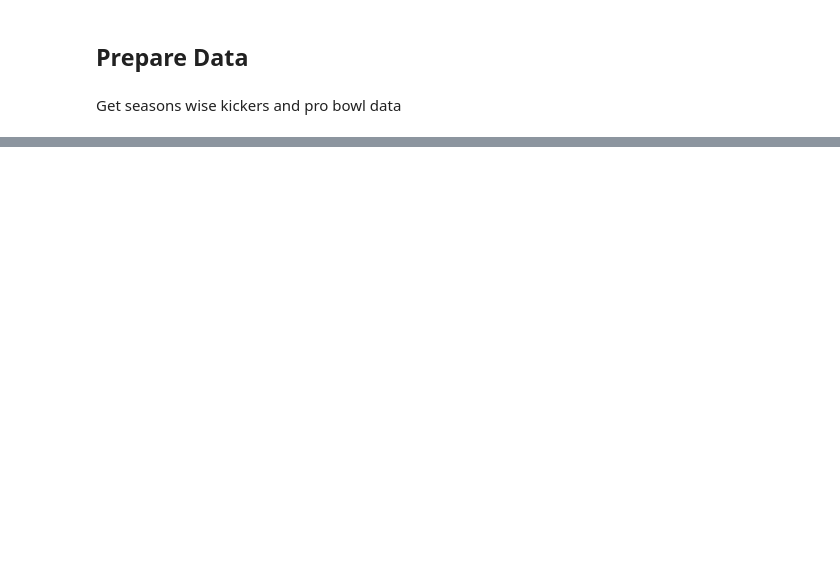
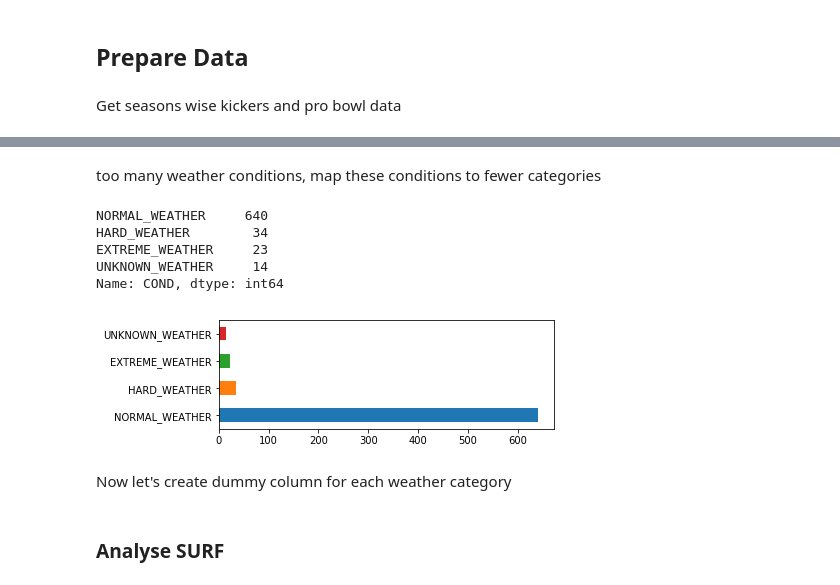
Before and after one commit to georgetown-analytics/Data-Blitz, a Jupyter notebook: src/Notebook/ProBowlKickerModel.ipynb, the cells around one changed output, grey strips where cells are left out. Drawn from its saved outputs; the diff is of its cells as text; code cells hidden in the pictures; blank space fills up the shorter version.

```diff
--- a/src/Notebook/ProBowlKickerModel.ipynb
+++ b/src/Notebook/ProBowlKickerModel.ipynb
@@ -166,0 +196,6 @@ DATA[['GID','SEASON','PLAY_COUNT','SUCCESS_PRCNTG','BLOCKED_PRCNTG','HIGH_PRESSU
+# %%
+FEATURES_SELECTED = ['FKICKER','COND','SURF','GID','SEASON','SUCCESS_PRCNTG','BLOCKED_PRCNTG','PLAY_COUNT',
+        'HIGH_PRESSURE_SUCCESS_PRCNTG','HIGH_PRESSURE_COUNT','LONG_DIST_SUCCESS_PRCNTG','LONG_DIST_COUNT',
+        'YEARS_PLAYED','height','weight','forty','bench','vertical','broad','shuttle',
+        'arm','dcp','DRAFT_POSITION','AGE_YEARS','INPROBOWLTEAM']
+DATA=DATA[FEATURES_SELECTED]
@@ -166,0 +226,33 @@ DATA[['GID','SEASON','PLAY_COUNT','SUCCESS_PRCNTG','BLOCKED_PRCNTG','HIGH_PRESSU
+# %% [markdown]
+too many weather conditions, map these conditions to fewer categories
+# %%
+WeatherConditionsDifficultyLevel = {
+    'NORMAL_WEATHER' :['Closed Roof','Covered Roof','Dome','Clear','Cloudy',
+                       'Partly Cloudy','Mostly Cloudy','Fair','Partly CLoudy',
+                       'Sunny','Mostly Sunny','Partly Sunny'],
+    'HARD_WEATHER'   :['Chance Rain','Light Rain','Flurries','Light Snow','Light Showers'],
+    'EXTREME_WEATHER':['Rain','Showers','Snow','Foggy','Hazy','Thunderstorms','Cold',
+                     'Windy','Overcast']
+}
+
+def get_weather_category(dict, text):
+    if(text==''):
+        return 'UNKNOWN_WEATHER'
+    for k,v in dict.items():
+        for val in dict[k]:
+            if(val == text):
+                return k
+    return text
+DATA["COND"] = DATA.apply(lambda row: get_weather_category(WeatherConditionsDifficultyLevel, row['COND']), axis=1)
+plt.figure(figsize=(6,2))
+DATA["COND"].value_counts().plot(kind='barh')
+DATA["COND"].value_counts()
+# %% [output]
+NORMAL_WEATHER     640
+HARD_WEATHER        34
+EXTREME_WEATHER     23
+UNKNOWN_WEATHER     14
+Name: COND, dtype: int64
+[figure, added]
+# %% [markdown]
+Now let's create dummy column for each weather category
@@ -166,0 +261,2 @@ DATA[['GID','SEASON','PLAY_COUNT','SUCCESS_PRCNTG','BLOCKED_PRCNTG','HIGH_PRESSU
+# %% [markdown]
+### Analyse SURF
```
Also changed, not shown: parts of 22 cells of this notebook.
